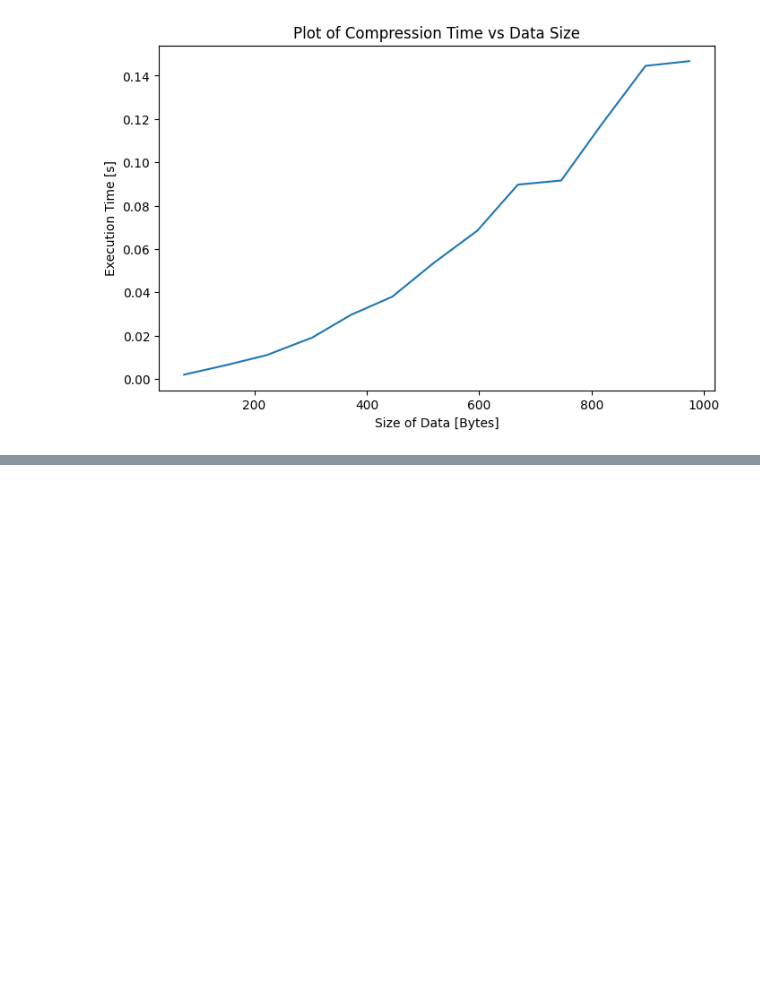
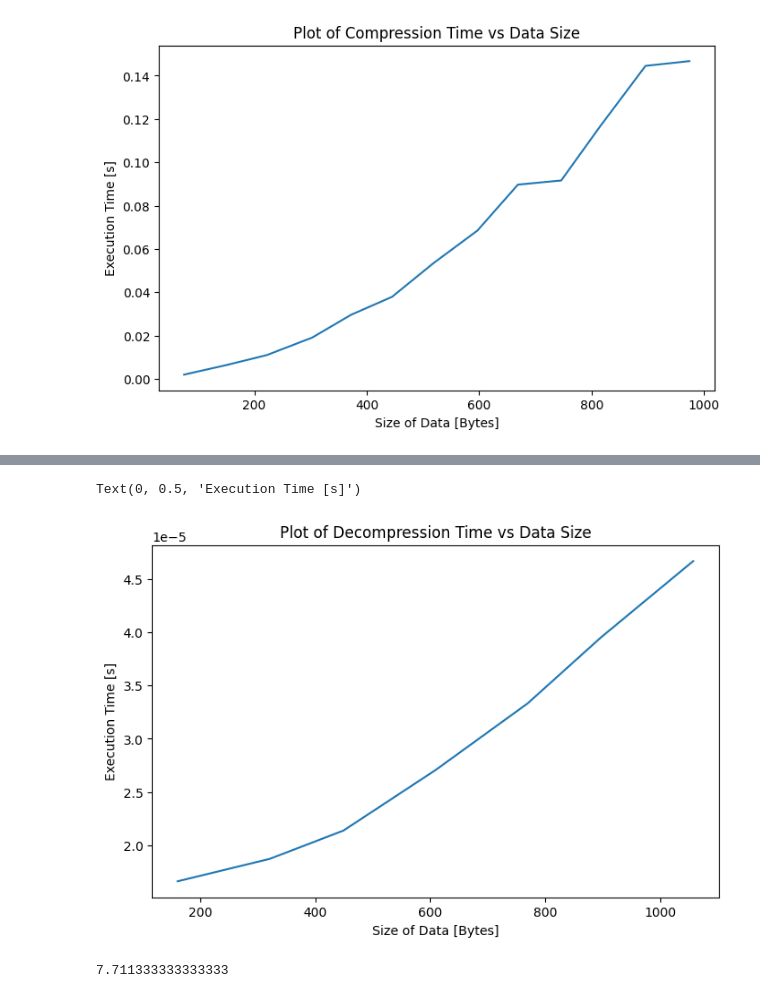
Before and after one commit to DylHellig/EEE3097S_IMU, a Jupyter notebook: m3_tests/plots.ipynb, the cells around one changed output, grey strips where cells are left out. Drawn from its saved outputs; the diff is of its cells as text; code cells hidden in the pictures; blank space fills up the shorter version.

```diff
--- a/m3_tests/plots.ipynb
+++ b/m3_tests/plots.ipynb
@@ -40,3 +40,12 @@ Text(0, 0.5, 'Execution Time [s]')
 # %%
 with open('ciphertext.txt', 'r') as f:
     ciphertext = f.readlines()
+# %%
+import unishox2
+compressed = []
+lengths = []
+for cipher in ciphertext:
+    comp, n = unishox2.compress(cipher)
+    compressed.append(comp)
+    lengths.append(n)
+    print(n)
@@ -42,0 +65,12 @@ with open('ciphertext.txt', 'r') as f:
+# %%
+import time as t
+decompressed = []
+times = []
+for comp, n in zip(compressed, lengths):
+    t1 = t.perf_counter()
+    decomp = unishox2.decompress(comp, n)
+    t2 = t.perf_counter()
+    ex_time = t2-t1
+    times.append(ex_time)
+    print(ex_time)
+    decompressed.append(decomp)
@@ -42,0 +90,35 @@ with open('ciphertext.txt', 'r') as f:
+# %%
+sizes = np.array(lengths)
+times = np.array(times)
+# %%
+plt.figure(figsize=(8,5))
+plt.plot(sizes[:7], times[:7])
+plt.title("Plot of Decompression Time vs Data Size")
+plt.xlabel("Size of Data [Bytes]")
+plt.ylabel("Execution Time [s]")
+# %% [output]
+Text(0, 0.5, 'Execution Time [s]')
+[figure, added]
+# %%
+comp_ratios = np.array([
+    2.39,
+    1.96,
+    3.66,
+    3.32,
+    4.10,
+    1.64,
+    1.96,
+    1.96,
+    1.96,
+    56.89,
+    1.85,
+    1.85,
+    10.89,
+    7.01,
+    4.23
+])
+
+avg = np.average(comp_ratios)
+avg
+# %% [output]
+7.711333333333333
```
Also changed, not shown: parts of 28 cells of this notebook, 24 other files.
